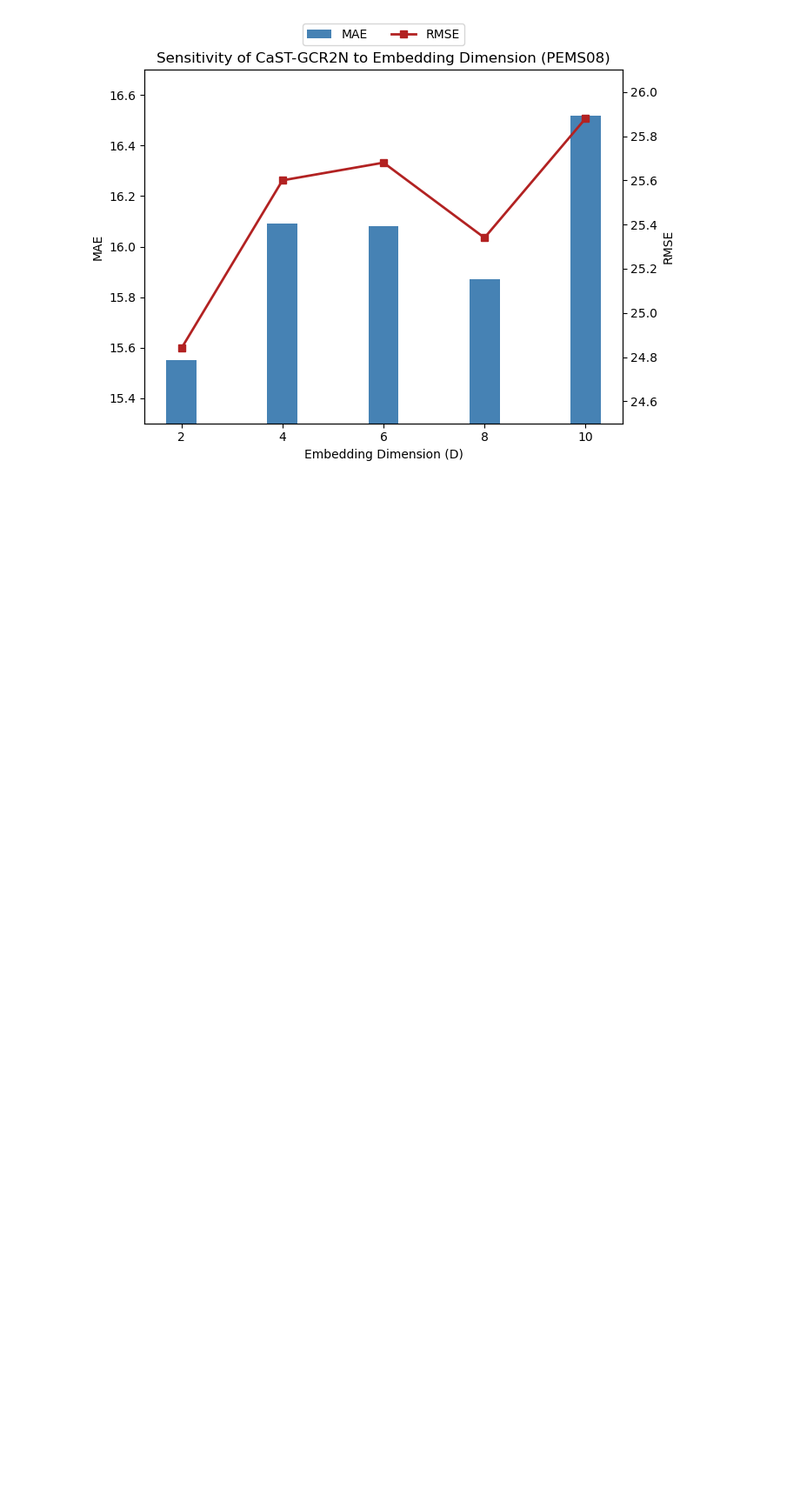
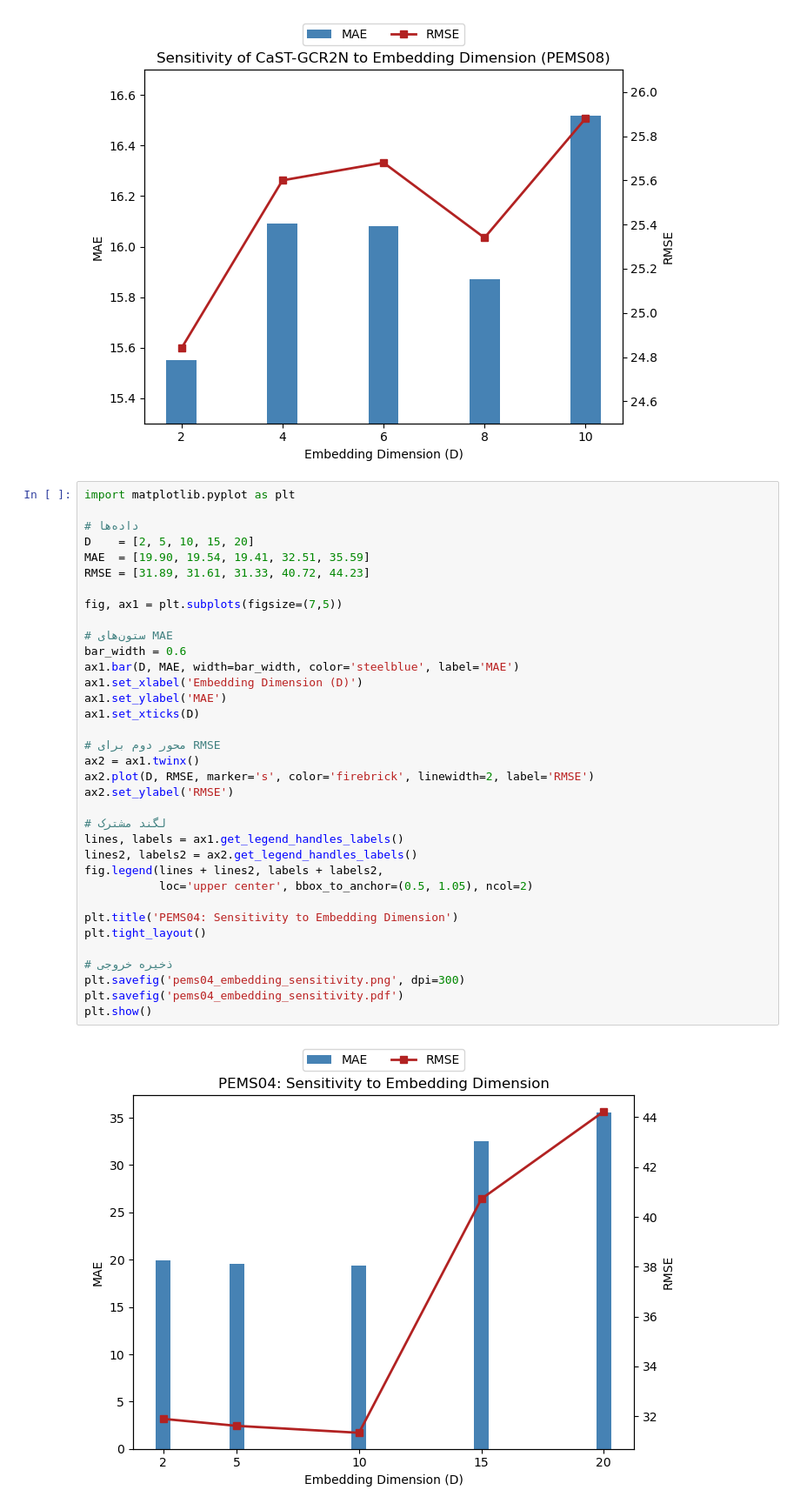
Before and after one commit to HodaMehr2000/CaST-GCRN, a Jupyter notebook: Untitled.ipynb, the cells around one changed output. Shown: that part at 87% size. Cells and saved outputs as stored; diff of their text form; blank space fills up the shorter version.

Commit message:
update embed_dim

```diff
--- a/Untitled.ipynb
+++ b/Untitled.ipynb
@@ -275,3 +275,40 @@ plt.tight_layout()
 plt.show()
 # %% [output]
 [figure]
+# %%
+import matplotlib.pyplot as plt
+
+# داده‌ها
+D    = [2, 5, 10, 15, 20]
+MAE  = [19.90, 19.54, 19.41, 32.51, 35.59]
+RMSE = [31.89, 31.61, 31.33, 40.72, 44.23]
+
+fig, ax1 = plt.subplots(figsize=(7,5))
+
+# ستون‌های MAE
+bar_width = 0.6
+ax1.bar(D, MAE, width=bar_width, color='steelblue', label='MAE')
+ax1.set_xlabel('Embedding Dimension (D)')
+ax1.set_ylabel('MAE')
+ax1.set_xticks(D)
+
+# محور دوم برای RMSE
+ax2 = ax1.twinx()
+ax2.plot(D, RMSE, marker='s', color='firebrick', linewidth=2, label='RMSE')
+ax2.set_ylabel('RMSE')
+
+# لگند مشترک
+lines, labels = ax1.get_legend_handles_labels()
+lines2, labels2 = ax2.get_legend_handles_labels()
+fig.legend(lines + lines2, labels + labels2,
+           loc='upper center', bbox_to_anchor=(0.5, 1.05), ncol=2)
+
+plt.title('PEMS04: Sensitivity to Embedding Dimension')
+plt.tight_layout()
+
+# ذخیره خروجی
+plt.savefig('pems04_embedding_sensitivity.png', dpi=300)
+plt.savefig('pems04_embedding_sensitivity.pdf')
+plt.show()
+# %% [output]
+[figure, added]
```
Also changed, not shown: parts of 1 cell of this notebook, 5 other files.
